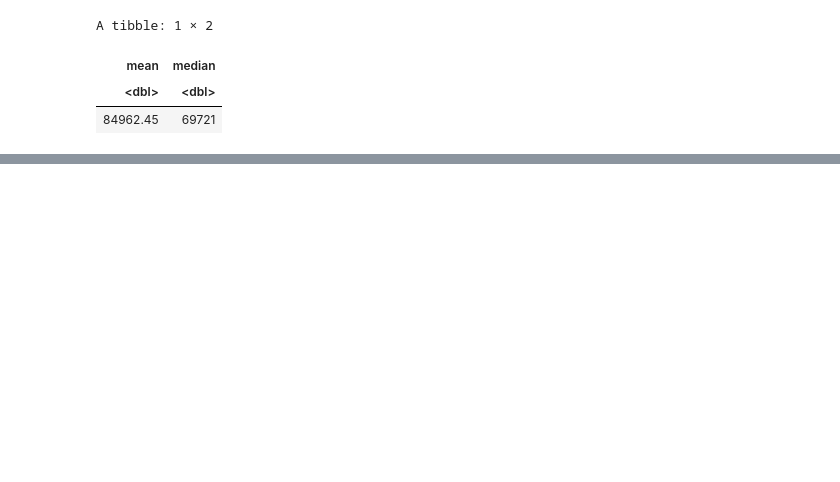
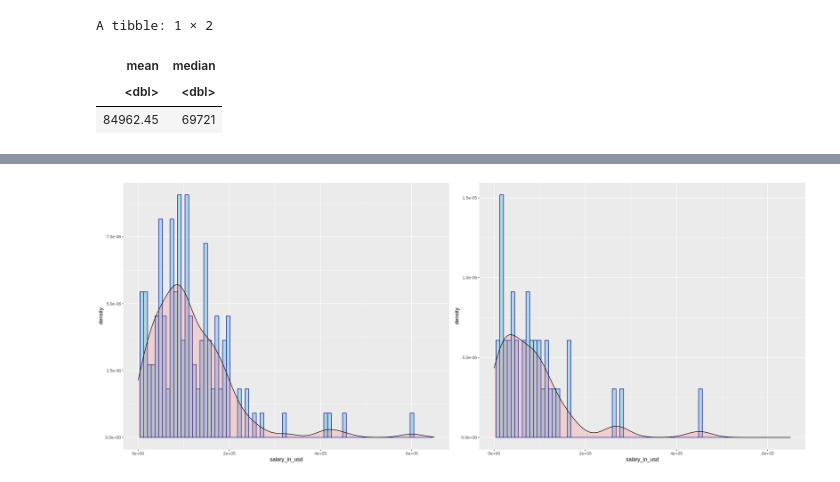
Before and after one commit to Wills-Hao/DS-Salary-Factor-Remote-R, a Jupyter notebook: Projectproposal.ipynb, the cells around one changed output, grey strips where cells are left out. Drawn from its saved outputs; the diff is of its cells as text; code cells hidden in the pictures; blank space fills up the shorter version.

```diff
--- a/Projectproposal.ipynb
+++ b/Projectproposal.ipynb
@@ -127,0 +117,18 @@ mean_plot_row
+# %%
+remote_density <- remote_df %>%
+                          ggplot(aes(x=salary_in_usd)) +
+                          geom_histogram(aes(y=..density..), bins=80, color="darkblue", fill="lightblue") +
+                          geom_density(alpha=.2, fill="#FF6666")
+no_remote_density <- no_remote_df %>%
+                          ggplot(aes(x=salary_in_usd)) +
+                          geom_histogram(aes(y=..density..), bins=80, color="darkblue", fill="lightblue") +
+                          geom_density(alpha=.2, fill="#FF6666")
+
+options(repr.plot.width = 20, repr.plot.height = 8)
+density_plot <- plot_grid(remote_density+
+                           scale_x_continuous(limits = c(0, 6.5e+05)),
+                           no_remote_density+
+                           scale_x_continuous(limits = c(0, 6.5e+05)),
+                           ncol = 2)
+density_plot
+# %% [output]
@@ -127,0 +139 @@ mean_plot_row
+[figure, added]
```
Also changed, not shown: parts of 5 cells of this notebook.
